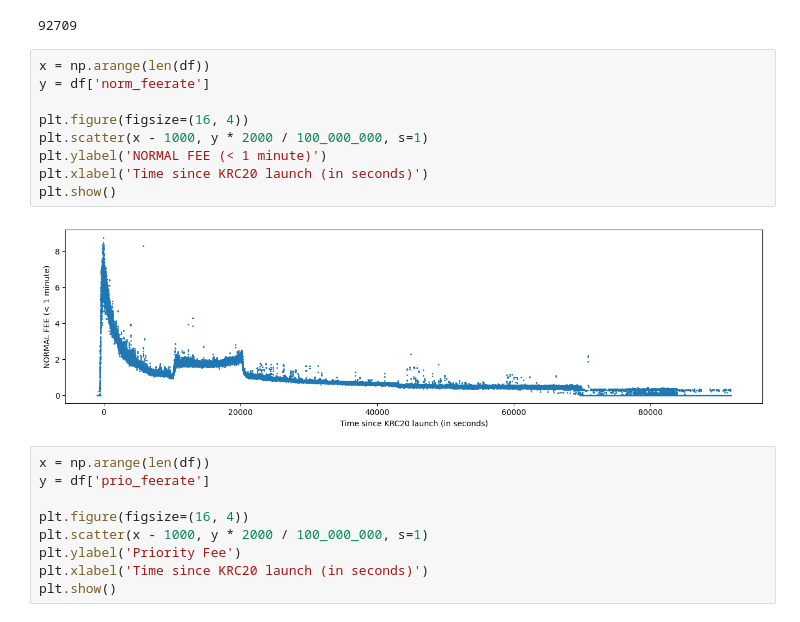
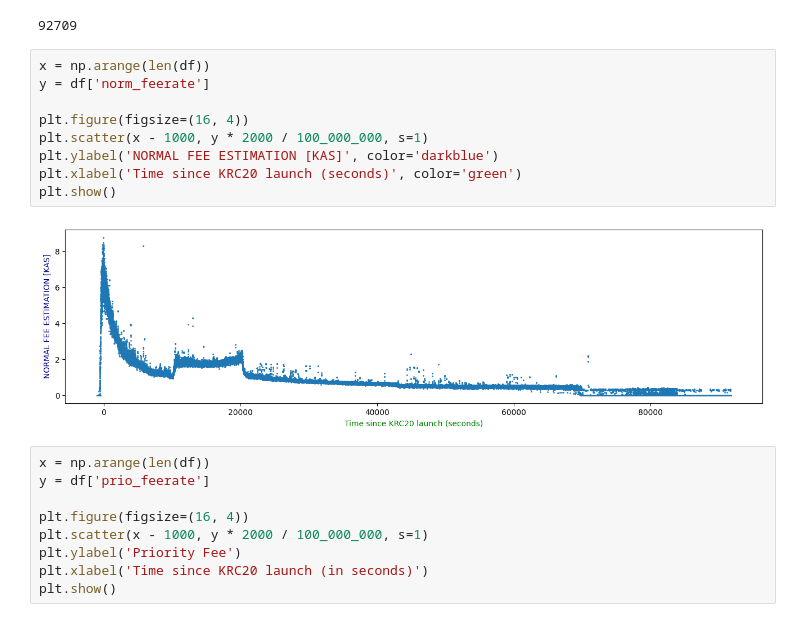
Before and after one commit to michaelsutton/rusty-kaspa, a Jupyter notebook: mining/src/feerate/mainnet-load-analysis.ipynb, the cells around one changed output. Drawn from its saved outputs; the diff is of its cells as text.

```diff
--- a/mining/src/feerate/mainnet-load-analysis.ipynb
+++ b/mining/src/feerate/mainnet-load-analysis.ipynb
@@ -17,14 +17,14 @@ len(df)
 # %%
 x = np.arange(len(df))
 y = df['norm_feerate']
 
 plt.figure(figsize=(16, 4))
 plt.scatter(x - 1000, y * 2000 / 100_000_000, s=1)
-plt.ylabel('NORMAL FEE (< 1 minute)')
-plt.xlabel('Time since KRC20 launch (in seconds)')
+plt.ylabel('NORMAL FEE ESTIMATION [KAS]', color='darkblue')
+plt.xlabel('Time since KRC20 launch (seconds)', color='green')
 plt.show()
 # %% [output]
-[figure, old version]
+[figure, new version]
 # %%
 x = np.arange(len(df))
 y = df['prio_feerate']
```
Also changed, not shown: parts of 6 cells of this notebook.
